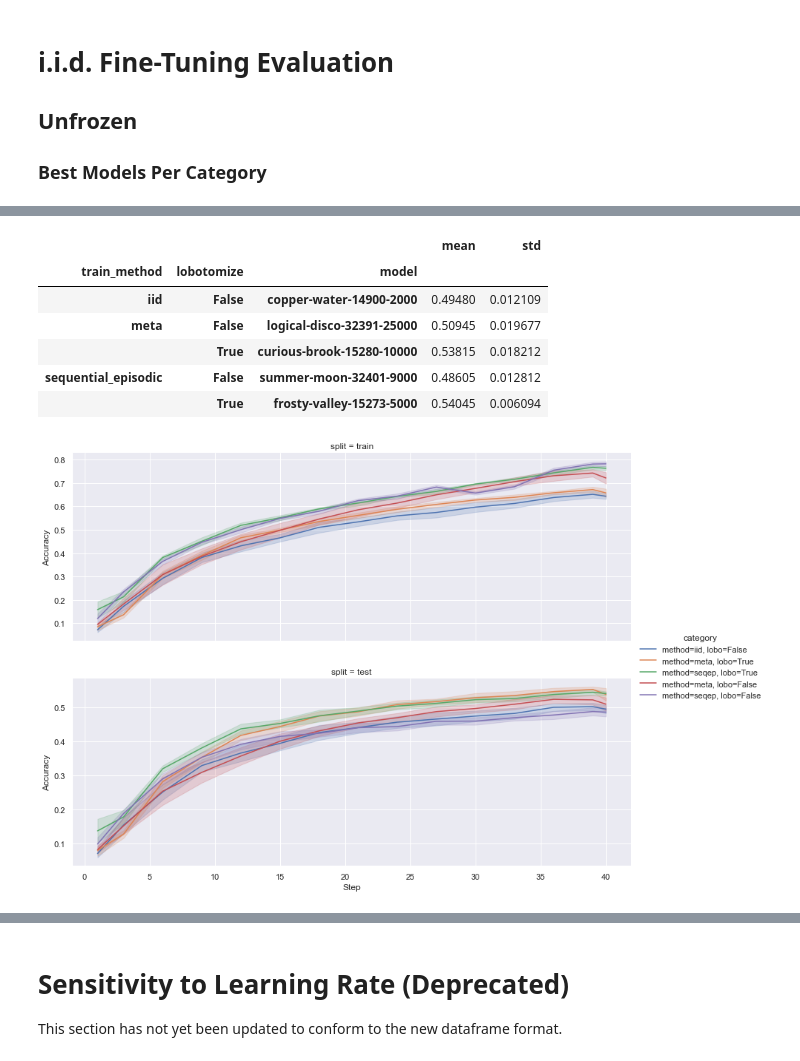
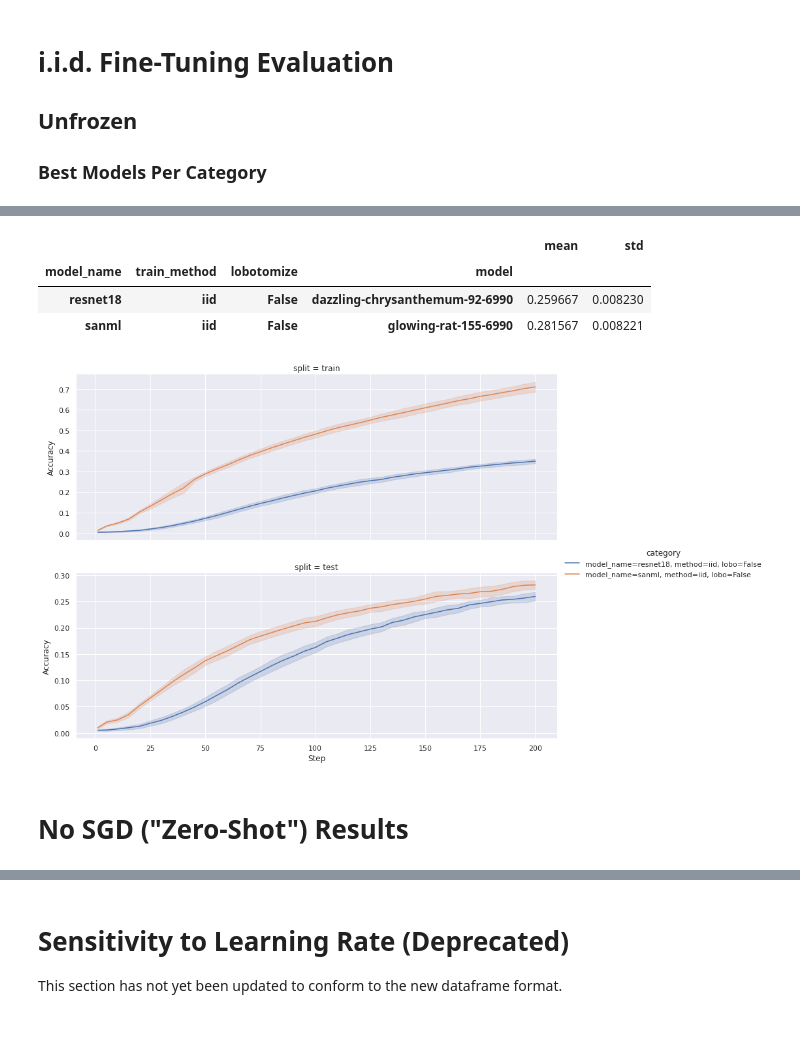
Before and after one commit to uvm-neurobotics-lab/higherANML, a Jupyter notebook: notebooks/result-gathering.ipynb, the cells around one changed output, grey strips where cells are left out. Saved outputs shown, nothing was run; the diff lists cells and outputs as text; code cells hidden in the pictures; blank space fills up the shorter version.

```diff
--- a/notebooks/result-gathering.ipynb
+++ b/notebooks/result-gathering.ipynb
@@ -597,10 +764,12 @@ olft_overall_accuracy = combine_train_test_columns(olft_over_all_classes)
 # %% [markdown]
 Now, plot a graph with the best learning rate per data point.
 # %%
-# Filter the data to just 30 examples per class.
-num_train_examples = 30
-rows = olft_overall_accuracy.index.get_level_values("train_examples") == num_train_examples
-desired_rows = olft_overall_accuracy.loc[rows]
-olft_best_lrs = select_best_lr_per_group(desired_rows)
+# Filter the data to just N examples per class.
+# num_train_examples = 30
+# rows = olft_overall_accuracy.index.get_level_values("train_examples") == num_train_examples
+# desired_rows = olft_overall_accuracy.loc[rows]
+# olft_best_lrs = select_best_lr_per_group(desired_rows)
+num_train_examples = None
+olft_best_lrs = select_best_lr_per_group(olft_overall_accuracy)
 # %%
 # Plot results
@@ -671,11 +843,14 @@ _ = plot_traj_per_lr(best_olft_df, hue="category")
 
 ### Best Models Per Category
 # %%
-iid_df = all_frames["iid-unfrozen"].drop(["train_top5_acc", "test_top5_acc"], axis="columns")
+iid_df = all_frames["iid-unfrozen-lg"].drop(["train_top5_acc", "test_top5_acc"], axis="columns")
+iid_df = filter_by_value(iid_df, "train_dataset", "omniimage100")
 iid_overall_accuracy = combine_train_test_columns(iid_df)
+iid_overall_accuracy = rename_like_models(iid_overall_accuracy)
 # %%
 # Filter the data to the desired number of training examples.
-num_train_examples = 500
-rows = iid_overall_accuracy.index.get_level_values("train_examples") == num_train_examples
-desired_rows = iid_overall_accuracy.loc[rows]
+# num_train_examples = 500
+# rows = iid_overall_accuracy.index.get_level_values("train_examples") == num_train_examples
+# desired_rows = iid_overall_accuracy.loc[rows]
+desired_rows = iid_overall_accuracy
 iid_best_lrs = select_best_lr_per_group(desired_rows)
@@ -703,18 +875,18 @@ Final accuracy on 20 classes:
 # %%
-best_iid_models = get_top_model_per_group(iid_best_lrs, iid_perf_per_model)
+group_cols = ["model_name", "train_method", "lobotomize"]
+best_iid_models = get_top_model_per_group(iid_best_lrs, iid_perf_per_model, group_cols)
 best_iid_models
 # %% [output]
-|  |  |  | mean | std |
-| train_method | lobotomize | model |  |  |
-| iid | False | copper-water-14900-2000 | 0.49480 | 0.012109 |
-| meta | False | logical-disco-32391-25000 | 0.50945 | 0.019677 |
-|  | True | curious-brook-15280-10000 | 0.53815 | 0.018212 |
-| sequential_episodic | False | summer-moon-32401-9000 | 0.48605 | 0.012812 |
-|  | True | frosty-valley-15273-5000 | 0.54045 | 0.006094 |
+|  |  |  |  | mean | std |
+| model_name | train_method | lobotomize | model |  |  |
+| resnet18 | iid | False | dazzling-chrysanthemum-92-6990 | 0.259667 | 0.008230 |
+| sanml | iid | False | glowing-rat-155-6990 | 0.281567 | 0.008221 |
 # %%
 # Now plot them. Copy to avoid a SettingWithCopy warning.
 best_iid_df = filter_to_match_models(iid_best_lrs, best_iid_models).copy()
-add_category_column(best_iid_df)
+add_category_column(best_iid_df, group_cols)
 _ = plot_traj_per_lr(best_iid_df, hue="category")
 # %% [output]
-[figure, old version]
+[figure, new version]
+# %% [markdown]
+# No SGD ("Zero-Shot") Results
```
Also changed, not shown: parts of 37 cells of this notebook, 1 other file.
